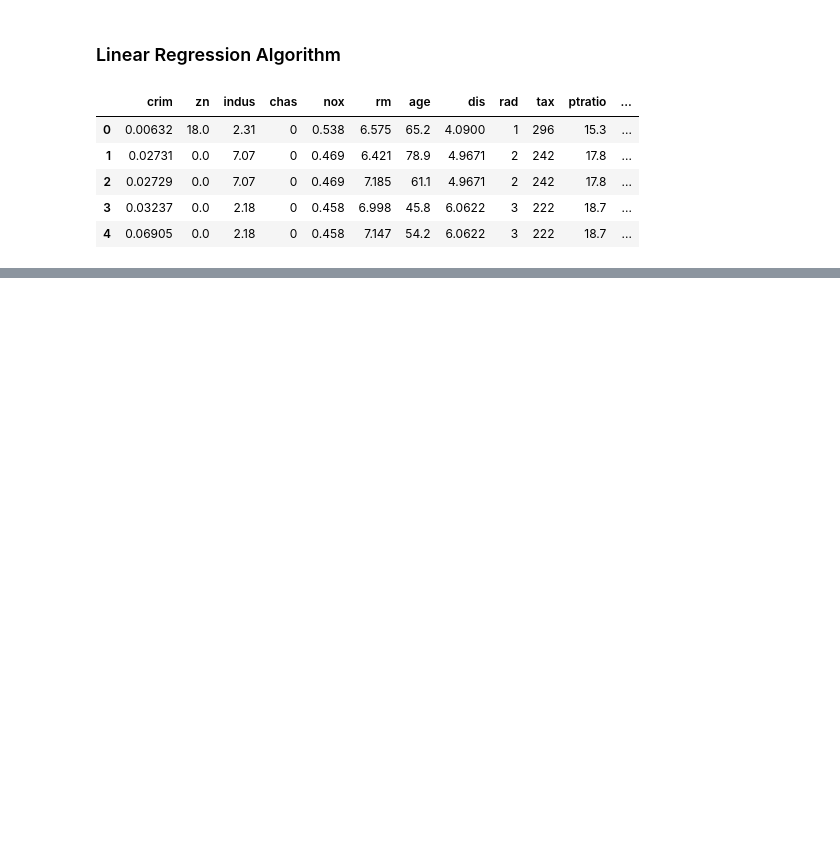
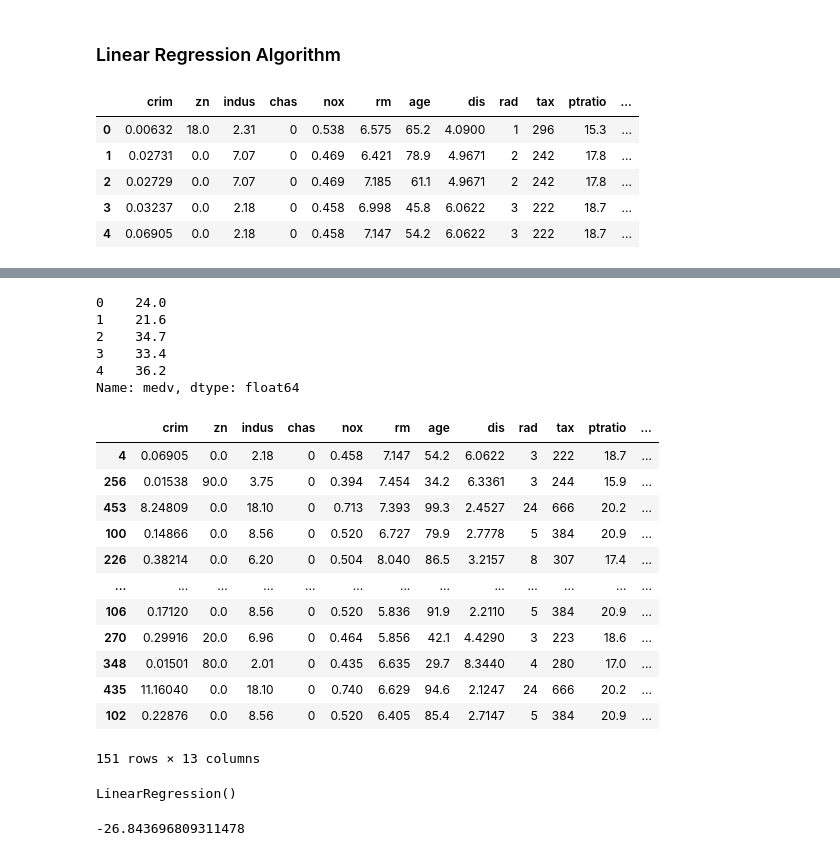
Before and after one commit to neuroCodexAI/AIML, a Jupyter notebook: ML_ALGO/Linear_Regression.ipynb, the cells around one changed output, grey strips where cells are left out. Saved outputs shown, nothing was run; the diff lists cells and outputs as text; code cells hidden in the pictures; blank space fills up the shorter version.

```diff
--- a/ML_ALGO/Linear_Regression.ipynb
+++ b/ML_ALGO/Linear_Regression.ipynb
@@ -13,3 +14,7 @@ df.head()
 | 2 | 0.02729 | 0.0 | 7.07 | 0 | 0.469 | 7.185 | 61.1 | 4.9671 | 2 | 242 | 17.8 | ... |
 | 3 | 0.03237 | 0.0 | 2.18 | 0 | 0.458 | 6.998 | 45.8 | 6.0622 | 3 | 222 | 18.7 | ... |
 | 4 | 0.06905 | 0.0 | 2.18 | 0 | 0.458 | 7.147 | 54.2 | 6.0622 | 3 | 222 | 18.7 | ... |
+# %%
+target_col = 'medv'
+X = df.drop(columns=[target_col])
+y = df[target_col]
@@ -15,0 +30,30 @@ df.head()
+# %%
+y.head()
+# %% [output]
+0    24.0
+1    21.6
+2    34.7
+3    33.4
+4    36.2
+Name: medv, dtype: float64
+# %%
+## train test split
+from sklearn.model_selection import train_test_split
+
+X_train, X_test, y_train, y_test = train_test_split(X,y,train_size=0.30,random_state=42)
+# %%
+X_train
+# %% [output]
+|  | crim | zn | indus | chas | nox | rm | age | dis | rad | tax | ptratio | ... |
+| 4 | 0.06905 | 0.0 | 2.18 | 0 | 0.458 | 7.147 | 54.2 | 6.0622 | 3 | 222 | 18.7 | ... |
+| 256 | 0.01538 | 90.0 | 3.75 | 0 | 0.394 | 7.454 | 34.2 | 6.3361 | 3 | 244 | 15.9 | ... |
+| 453 | 8.24809 | 0.0 | 18.10 | 0 | 0.713 | 7.393 | 99.3 | 2.4527 | 24 | 666 | 20.2 | ... |
+| 100 | 0.14866 | 0.0 | 8.56 | 0 | 0.520 | 6.727 | 79.9 | 2.7778 | 5 | 384 | 20.9 | ... |
+| 226 | 0.38214 | 0.0 | 6.20 | 0 | 0.504 | 8.040 | 86.5 | 3.2157 | 8 | 307 | 17.4 | ... |
+| ... | ... | ... | ... | ... | ... | ... | ... | ... | ... | ... | ... | ... |
+| 106 | 0.17120 | 0.0 | 8.56 | 0 | 0.520 | 5.836 | 91.9 | 2.2110 | 5 | 384 | 20.9 | ... |
+| 270 | 0.29916 | 20.0 | 6.96 | 0 | 0.464 | 5.856 | 42.1 | 4.4290 | 3 | 223 | 18.6 | ... |
+| 348 | 0.01501 | 80.0 | 2.01 | 0 | 0.435 | 6.635 | 29.7 | 8.3440 | 4 | 280 | 17.0 | ... |
+| 435 | 11.16040 | 0.0 | 18.10 | 0 | 0.740 | 6.629 | 94.6 | 2.1247 | 24 | 666 | 20.2 | ... |
+| 102 | 0.22876 | 0.0 | 8.56 | 0 | 0.520 | 6.405 | 85.4 | 2.7147 | 5 | 384 | 20.9 | ... |
+151 rows × 13 columns
@@ -15,0 +75,5 @@ df.head()
+# %%
+regression = LinearRegression()
+regression.fit(X_train,y_train)
+# %% [output]
+LinearRegression()
@@ -15,0 +82,4 @@ df.head()
+# %%
+np.mean(mse)
+# %% [output]
+-26.843696809311478
```
Also changed, not shown: parts of 14 cells of this notebook, 1 other file.
